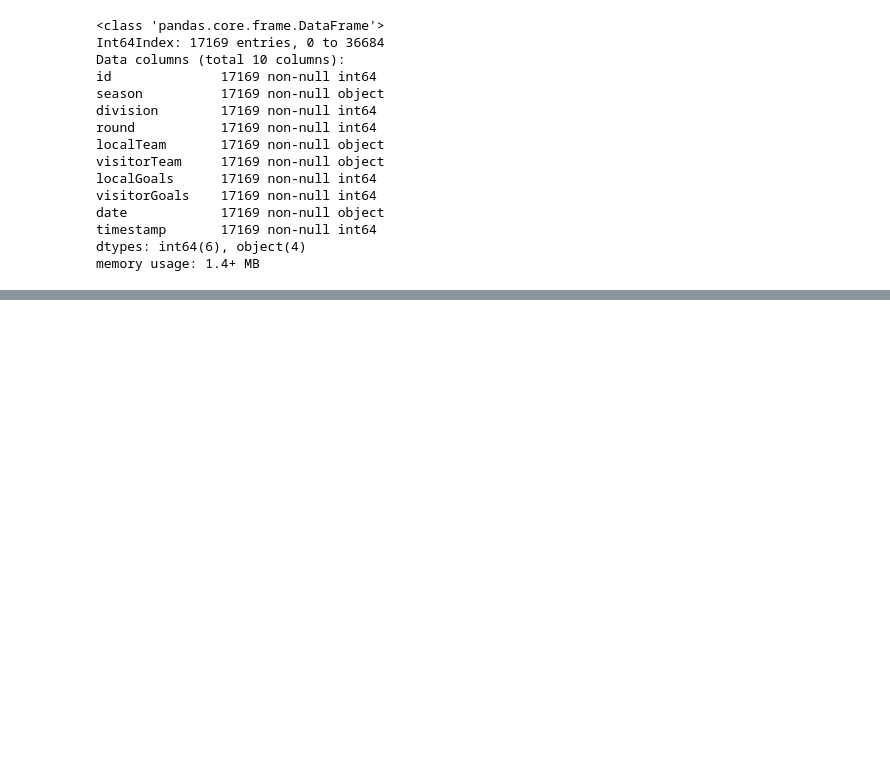
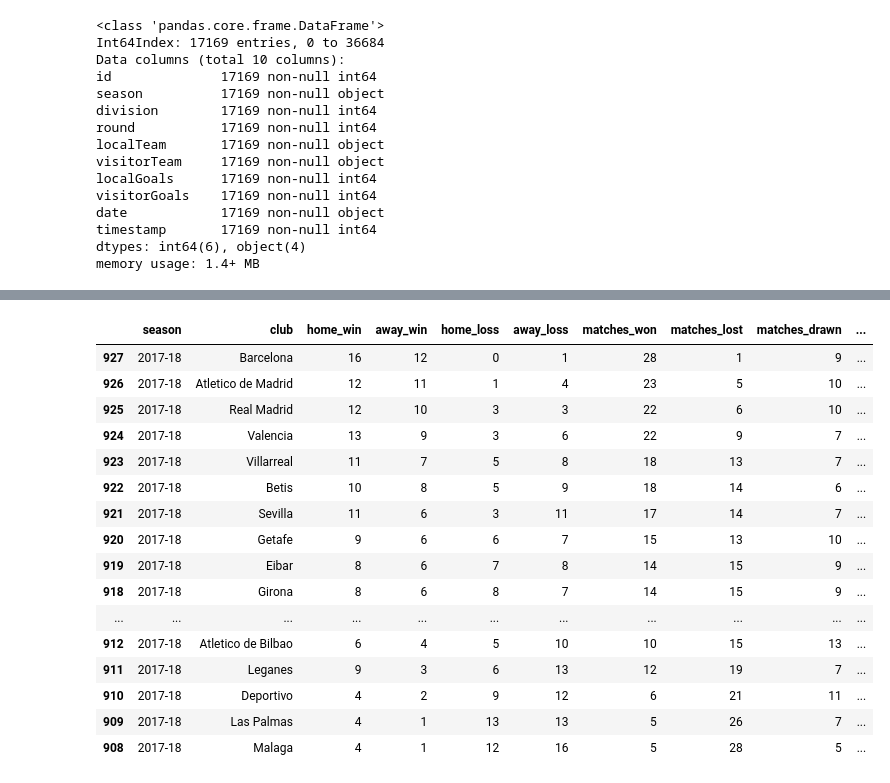
Before and after one commit to uttsap/La-Liga-Analysis, a Jupyter notebook: La Liga.ipynb, the cells around one changed output, grey strips where cells are left out. Cells and saved outputs as stored; diff of their text form; code cells hidden in the pictures; blank space fills up the shorter version.

Commit message:
Analysis of points table and champions

```diff
--- a/La Liga.ipynb
+++ b/La Liga.ipynb
@@ -41,0 +88,34 @@ laliga['draw']=laliga.apply(lambda row: 1 if row['localGoals']==row['visitorGoal
+# %%
+g=df.groupby(['season','localTeam'])['localGoals'].sum().reset_index().rename(columns={'localTeam': 'club','localGoals': 'home_goals'})
+h=df.groupby(['season','visitorTeam'])['visitorGoals'].sum().reset_index().rename(columns={'visitorTeam': 'club','visitorGoals': 'away_goals'})
+i=df.groupby(['season','localTeam'])['visitorGoals'].sum().reset_index().rename(columns={'localTeam': 'club','visitorGoals': 'goals_conceded'})
+j=df.groupby(['season','visitorTeam'])['localGoals'].sum().reset_index().rename(columns={'visitorTeam': 'club','localGoals': 'goals_conceded'})
+# %%
+point_table=point_table.merge(g,on=['season','club']).merge(h,on=['season','club']).merge(i,on=['season','club']).merge(j,on=['season','club'])
+# %%
+point_table['goals_scored']=point_table.home_goals+point_table.away_goals
+point_table['goals_conceded']=point_table.goals_conceded_x+point_table.goals_conceded_y
+point_table['goal_difference']=point_table.goals_scored-point_table.goals_conceded
+point_table= point_table.drop(['goals_conceded_x','goals_conceded_y'],axis=1)
+# %%
+point_table= point_table.sort_values(by=['season','points','goal_difference']).reset_index().drop('index',axis=1)
+# %%
+point_table.tail(n=20).sort_values('points',ascending=False)
+# %% [output]
+|  | season | club | home_win | away_win | home_loss | away_loss | matches_won | matches_lost | matches_drawn | ... |
+| 927 | 2017-18 | Barcelona | 16 | 12 | 0 | 1 | 28 | 1 | 9 | ... |
+| 926 | 2017-18 | Atletico de Madrid | 12 | 11 | 1 | 4 | 23 | 5 | 10 | ... |
+| 925 | 2017-18 | Real Madrid | 12 | 10 | 3 | 3 | 22 | 6 | 10 | ... |
+| 924 | 2017-18 | Valencia | 13 | 9 | 3 | 6 | 22 | 9 | 7 | ... |
+| 923 | 2017-18 | Villarreal | 11 | 7 | 5 | 8 | 18 | 13 | 7 | ... |
+| 922 | 2017-18 | Betis | 10 | 8 | 5 | 9 | 18 | 14 | 6 | ... |
+| 921 | 2017-18 | Sevilla | 11 | 6 | 3 | 11 | 17 | 14 | 7 | ... |
+| 920 | 2017-18 | Getafe | 9 | 6 | 6 | 7 | 15 | 13 | 10 | ... |
+| 919 | 2017-18 | Eibar | 8 | 6 | 7 | 8 | 14 | 15 | 9 | ... |
+| 918 | 2017-18 | Girona | 8 | 6 | 8 | 7 | 14 | 15 | 9 | ... |
+| ... | ... | ... | ... | ... | ... | ... | ... | ... | ... | ... |
+| 912 | 2017-18 | Atletico de Bilbao | 6 | 4 | 5 | 10 | 10 | 15 | 13 | ... |
+| 911 | 2017-18 | Leganes | 9 | 3 | 6 | 13 | 12 | 19 | 7 | ... |
+| 910 | 2017-18 | Deportivo | 4 | 2 | 9 | 12 | 6 | 21 | 11 | ... |
+| 909 | 2017-18 | Las Palmas | 4 | 1 | 13 | 13 | 5 | 26 | 7 | ... |
+| 908 | 2017-18 | Malaga | 4 | 1 | 12 | 16 | 5 | 28 | 5 | ... |
```
Also changed, not shown: parts of 7 cells of this notebook.
